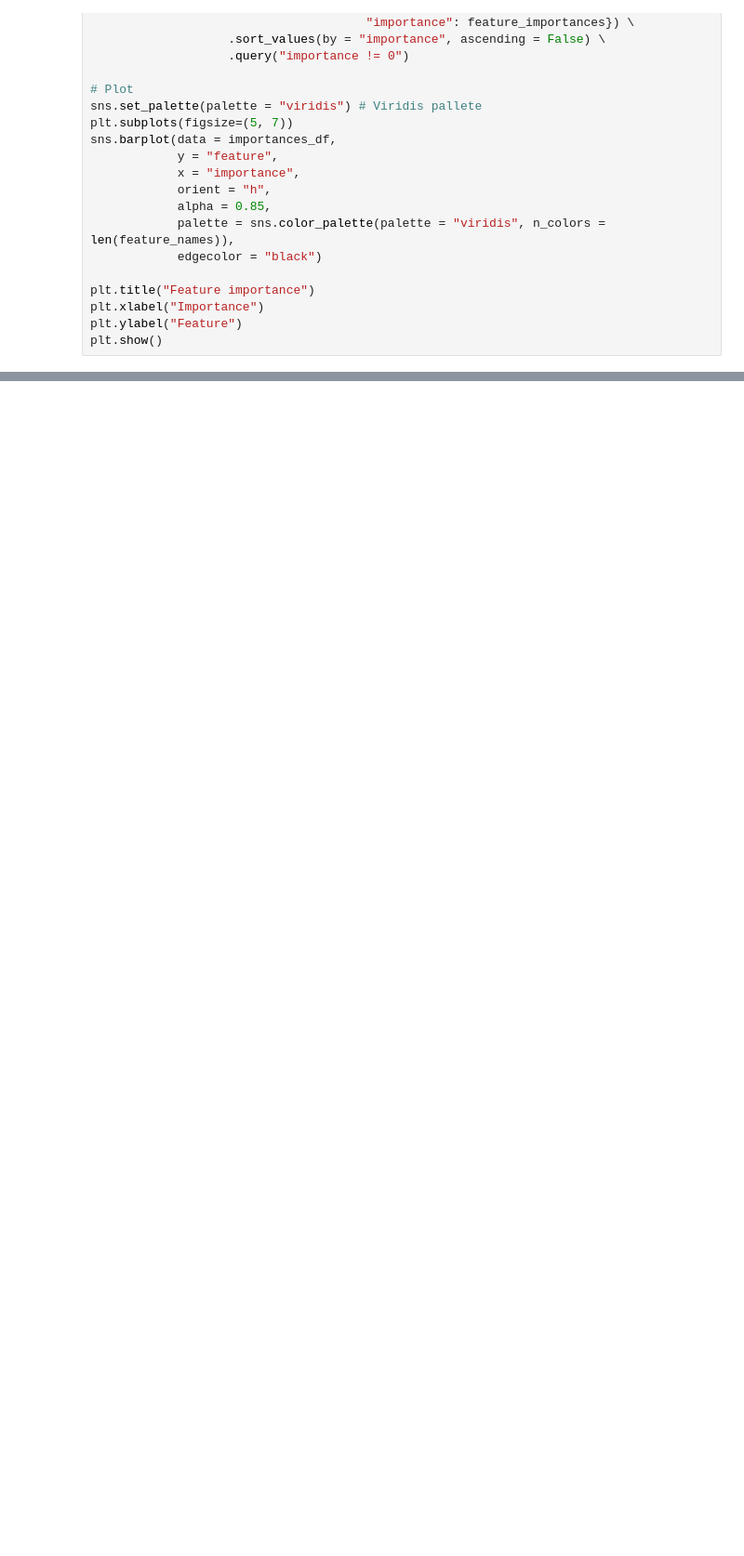
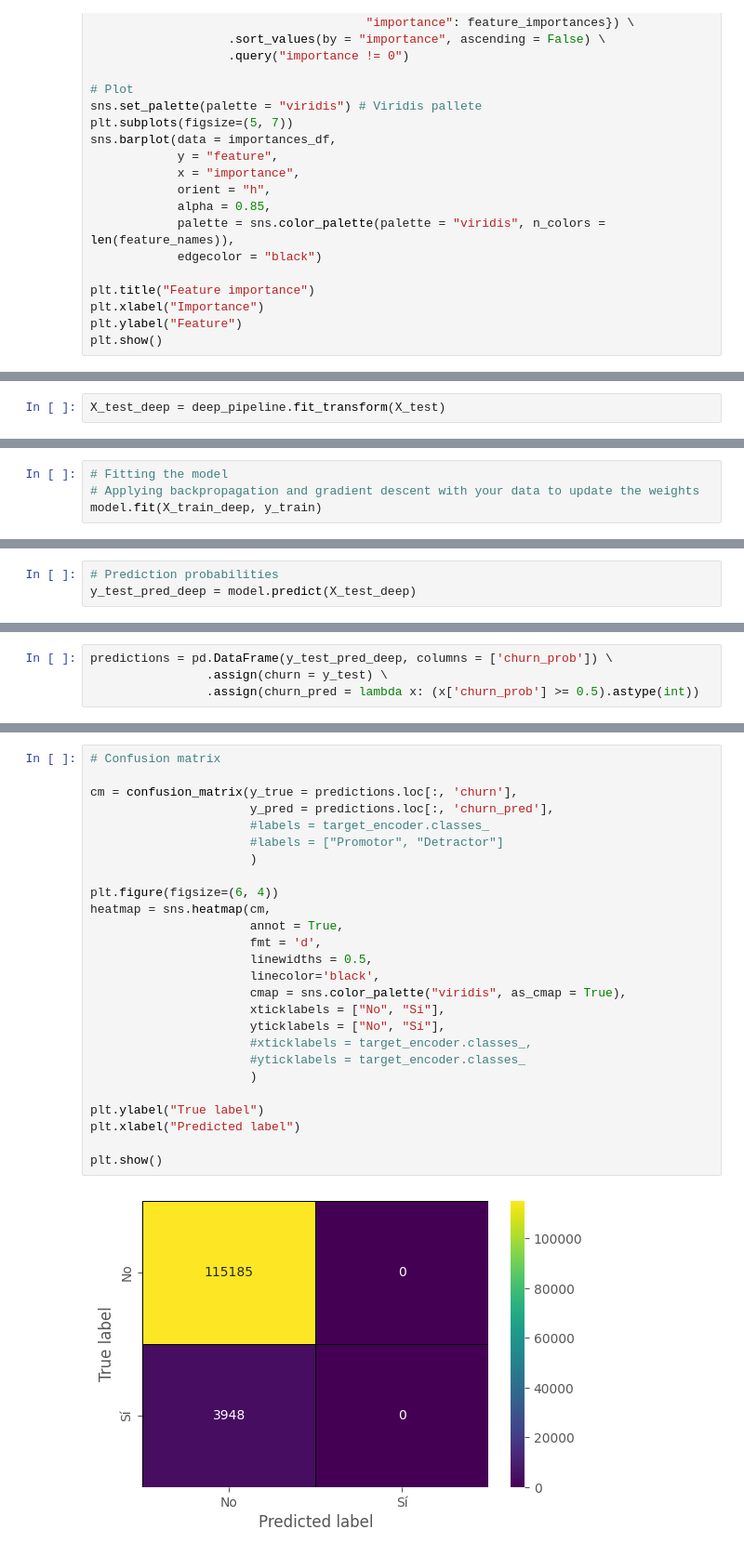
Before and after one commit to leandroaguazaco/data_science_portfolio, a Jupyter notebook: Projects/04-Churn_Telco_Analysis/04_Churn_Telco_Analysis_03_modeling.ipynb, the cells around one changed output, grey strips where cells are left out. Shown at 93% size. Cells and saved outputs as stored; diff of their text form; blank space fills up the shorter version.

```diff
--- a/Projects/04-Churn_Telco_Analysis/04_Churn_Telco_Analysis_03_modeling.ipynb
+++ b/Projects/04-Churn_Telco_Analysis/04_Churn_Telco_Analysis_03_modeling.ipynb
@@ -1402,0 +1458,2 @@ plt.show()
+# %%
+X_test_deep = deep_pipeline.fit_transform(X_test)
@@ -1402,0 +1483,4 @@ plt.show()
+# %%
+# Fitting the model
+# Applying backpropagation and gradient descent with your data to update the weights
+model.fit(X_train_deep, y_train)
@@ -1402,0 +1492,3 @@ plt.show()
+# %%
+# Prediction probabilities
+y_test_pred_deep = model.predict(X_test_deep)
@@ -1402,0 +1507,4 @@ plt.show()
+# %%
+predictions = pd.DataFrame(y_test_pred_deep, columns = ['churn_prob']) \
+                .assign(churn = y_test) \
+                .assign(churn_pred = lambda x: (x['churn_prob'] >= 0.5).astype(int))
@@ -1402,0 +1537,28 @@ plt.show()
+# %%
+# Confusion matrix
+
+cm = confusion_matrix(y_true = predictions.loc[:, 'churn'],
+                      y_pred = predictions.loc[:, 'churn_pred'],
+                      #labels = target_encoder.classes_
+                      #labels = ["Promotor", "Detractor"]
+                      )
+
+plt.figure(figsize=(6, 4))
+heatmap = sns.heatmap(cm,
+                      annot = True,
+                      fmt = 'd',
+                      linewidths = 0.5,
+                      linecolor='black',
+                      cmap = sns.color_palette("viridis", as_cmap = True),
+                      xticklabels = ["No", "Sí"],
+                      yticklabels = ["No", "Sí"],
+                      #xticklabels = target_encoder.classes_,
+                      #yticklabels = target_encoder.classes_
+                      )
+
+plt.ylabel("True label")
+plt.xlabel("Predicted label")
+
+plt.show()
+# %% [output]
+[figure, added]
```
Also changed, not shown: parts of 27 cells of this notebook.
